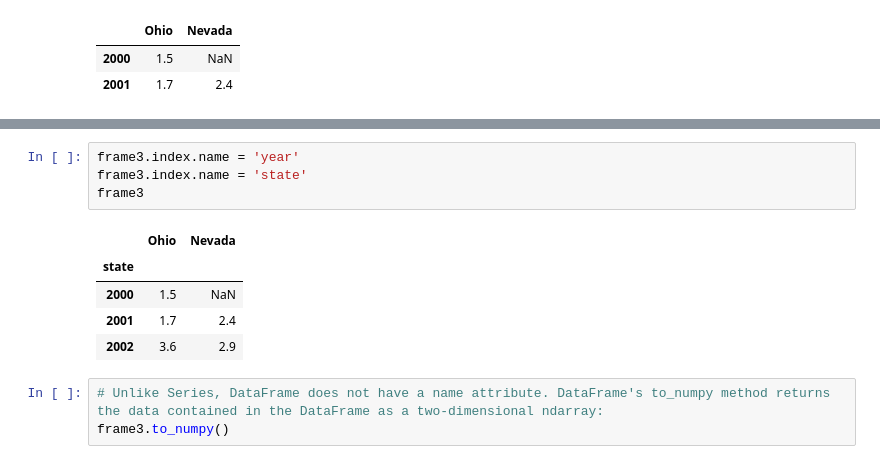
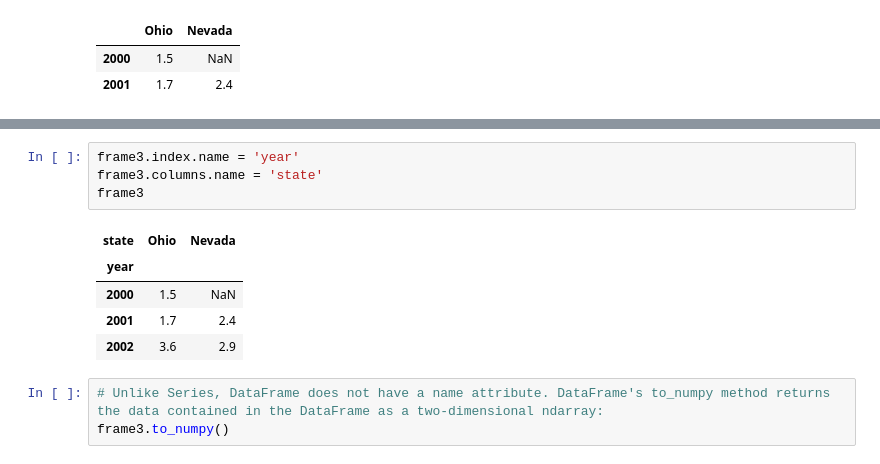
Before and after one commit to KunleAdeyanju/WesCh5DataWranglingPandas, a Jupyter notebook: Chapter5WorkAlong.ipynb, the cells around one changed output, grey strips where cells are left out. Cells and saved outputs as stored; diff of their text form.

```diff
--- a/Chapter5WorkAlong.ipynb
+++ b/Chapter5WorkAlong.ipynb
@@ -397,11 +397,11 @@ pd.DataFrame(pdata)
 ![image](Screenshot.png)
 # %%
 frame3.index.name = 'year'
-frame3.index.name = 'state'
+frame3.columns.name = 'state'
 frame3
 # %% [output]
-|  | Ohio | Nevada |
-| state |  |  |
+| state | Ohio | Nevada |
+| year |  |  |
 | 2000 | 1.5 | NaN |
 | 2001 | 1.7 | 2.4 |
 | 2002 | 3.6 | 2.9 |
```
Also changed, not shown: parts of 25 cells of this notebook, 3 other files.
